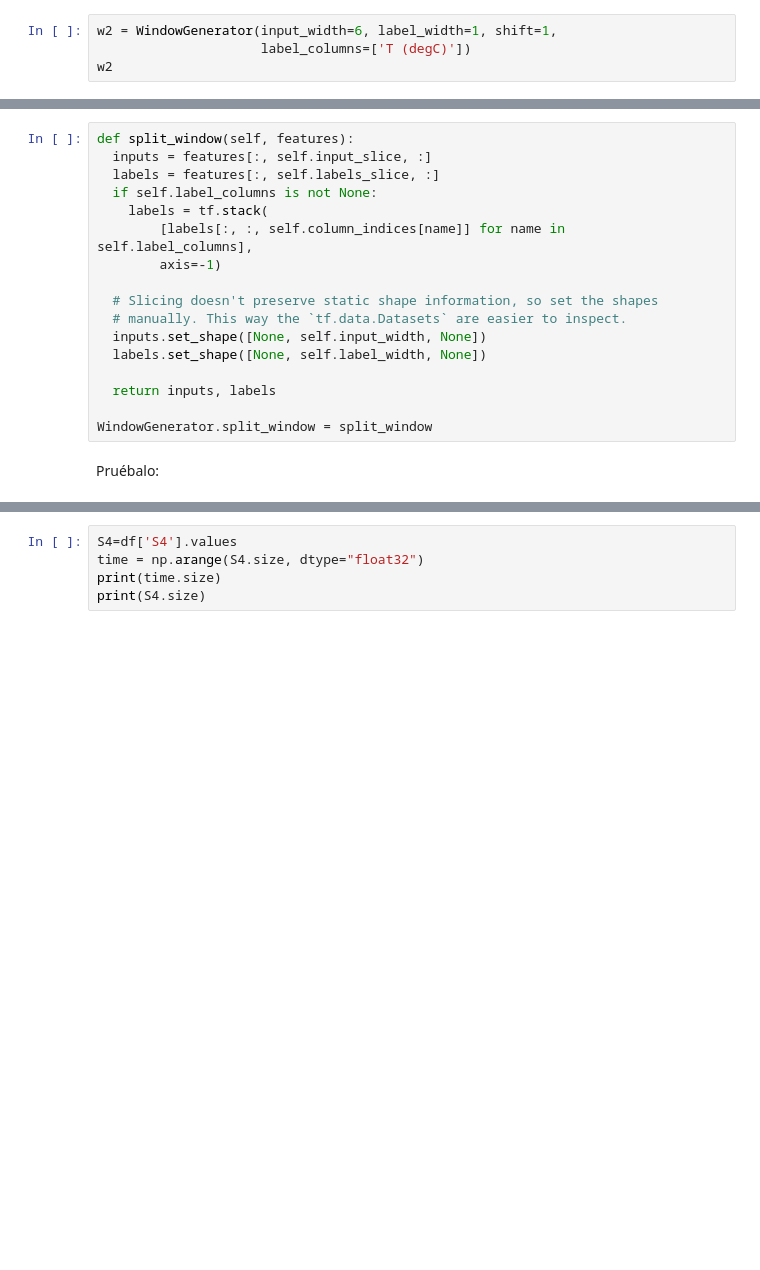
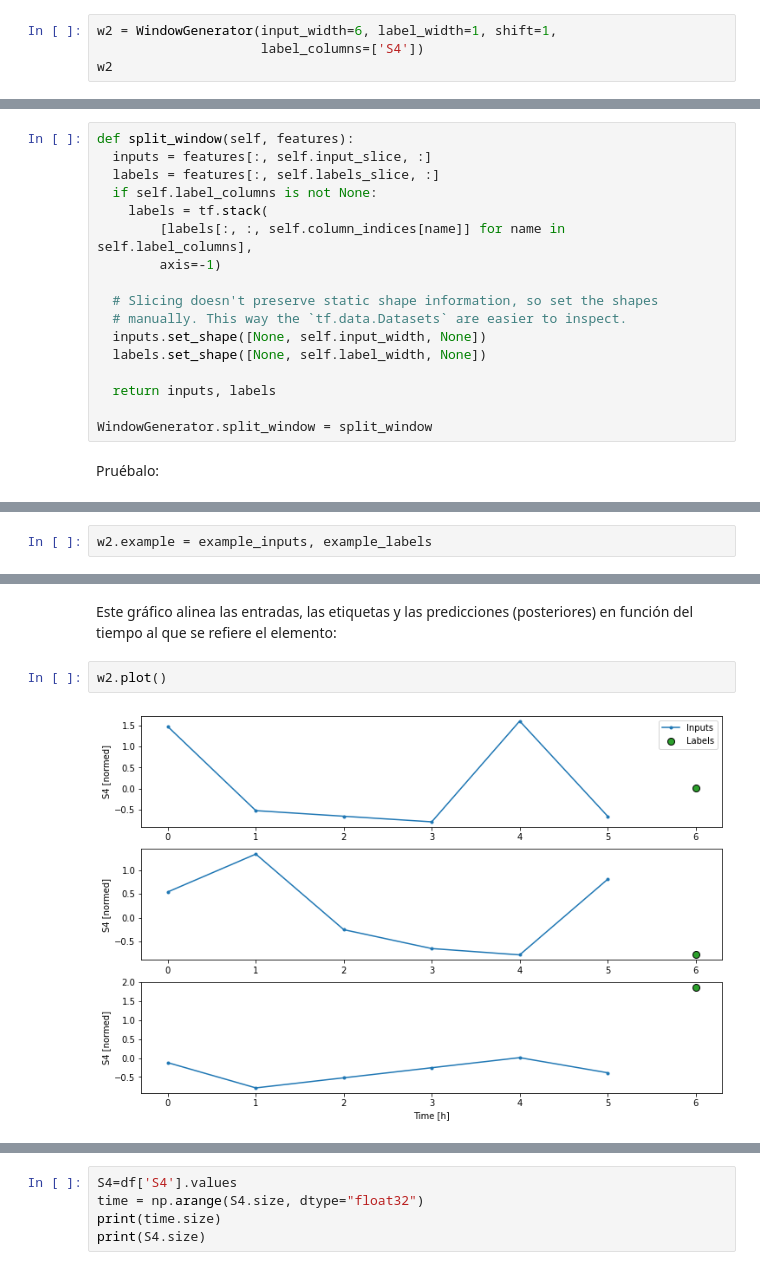
Before and after one commit to georgesteve/Research-Assitant-ML-ROJ, a Jupyter notebook: Semana_5.ipynb, the cells around one changed output, grey strips where cells are left out. Saved outputs shown, nothing was run; the diff lists cells and outputs as text; blank space fills up the shorter version.

```diff
--- a/Semana_5.ipynb
+++ b/Semana_5.ipynb
@@ -366,6 +366,6 @@ Label column name(s): ['T (degC)']
 # %%
 w2 = WindowGenerator(input_width=6, label_width=1, shift=1,
-                     label_columns=['T (degC)'])
+                     label_columns=['S4'])
 w2
 # %% [output]
 Total window size: 7
@@ -422,0 +430,2 @@ El código anterior tomó un lote de 3 ventanas de 7 pasos de tiempo, con 19 fun
+# %%
+w2.example = example_inputs, example_labels
@@ -422,0 +466,6 @@ El código anterior tomó un lote de 3 ventanas de 7 pasos de tiempo, con 19 fun
+# %% [markdown]
+Este gráfico alinea las entradas, las etiquetas y las predicciones (posteriores) en función del tiempo al que se refiere el elemento:
+# %%
+w2.plot()
+# %% [output]
+[figure, added]
```
Also changed, not shown: parts of 13 cells of this notebook.
